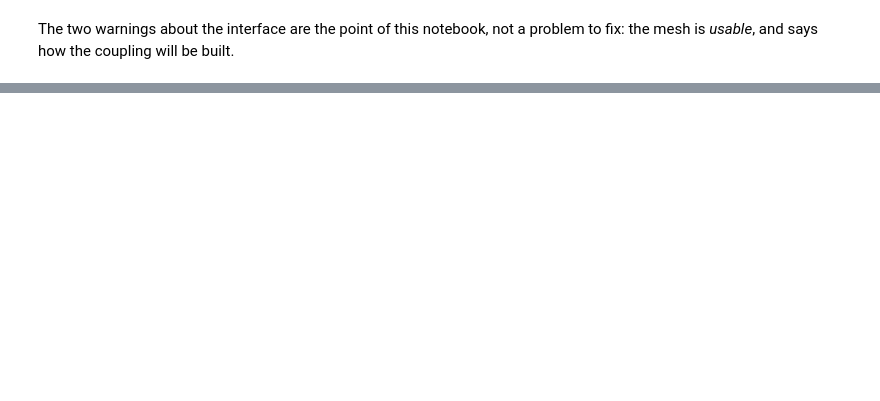
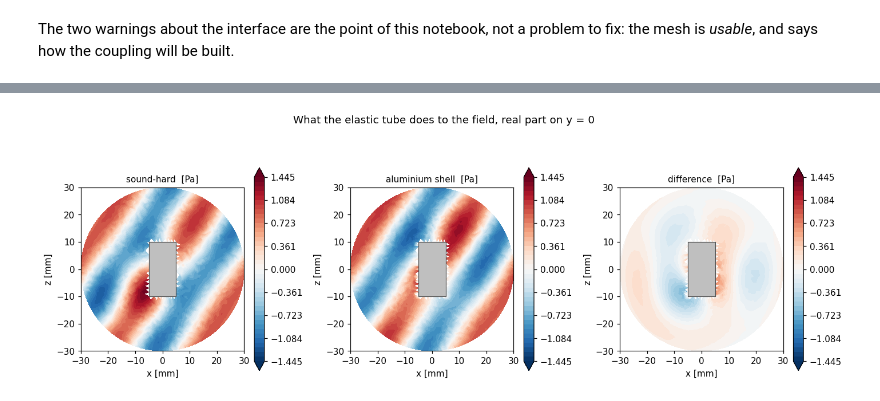
Before and after one commit to DanFabb/pycafe, a Jupyter notebook: examples/05_shell_in_cavity_nonconforming.ipynb, the cells around one changed output, grey strips where cells are left out. Cells and saved outputs as stored; diff of their text form; code cells hidden in the pictures; blank space fills up the shorter version.

```diff
--- a/examples/05_shell_in_cavity_nonconforming.ipynb
+++ b/examples/05_shell_in_cavity_nonconforming.ipynb
@@ -640,0 +443,18 @@ acoustic boundary conditions.
+# %%
+fluid_nodes0 = np.asarray(
+    coupled["system"]["domains"]["fluid"]["nodes"], dtype=int) - 1
+tree = cKDTree(hard["nodes"])
+distance, mapping = tree.query(coupled["nodes"][fluid_nodes0], k=1)
+matched = distance < 1e-12
+print(f"{matched.sum()} of {fluid_nodes0.size} water nodes matched exactly")
+
+p_elastic = np.zeros(coupled["nodes"].shape[0], dtype=complex)
+p_elastic[elastic["idx_a"]] = elastic["p"][:, 0]
+
+here = fluid_nodes0[matched]
+there = mapping[matched]
+change = (np.linalg.norm(p_elastic[here] - p_hard[there])
+          / np.linalg.norm(p_hard[there]))
+print(f"|p| max, sound-hard : {np.abs(p_hard[there]).max():.3f} Pa")
+print(f"|p| max, aluminium  : {np.abs(p_elastic[here]).max():.3f} Pa")
+print(f"the shell changes the field by {change:.1%} in norm")
@@ -640,0 +506,19 @@ acoustic boundary conditions.
+# %%
+fig, axes = plt.subplots(1, 3, figsize=(13, 4.4))
+limit = np.abs(p_hard.real).max()
+slice_plot(axes[0], hard["nodes"], p_hard.real,
+           "sound-hard  [Pa]", vmax=limit)
+slice_plot(axes[1], coupled["nodes"], p_elastic.real,
+           "aluminium shell  [Pa]", vmax=limit)
+difference = np.zeros(coupled["nodes"].shape[0])
+difference[here] = (p_elastic[here] - p_hard[there]).real
+art = slice_plot(axes[2], coupled["nodes"], difference,
+                 "difference  [Pa]", vmax=limit)
+for ax in axes:
+    fig.colorbar(art, ax=ax, shrink=0.85)
+fig.suptitle("What the elastic tube does to the field, real part on y = 0",
+             y=1.02)
+fig.tight_layout()
+plt.show()
+# %% [output]
+[figure, added]
```
Also changed, not shown: parts of 33 cells of this notebook, 7 other files.
